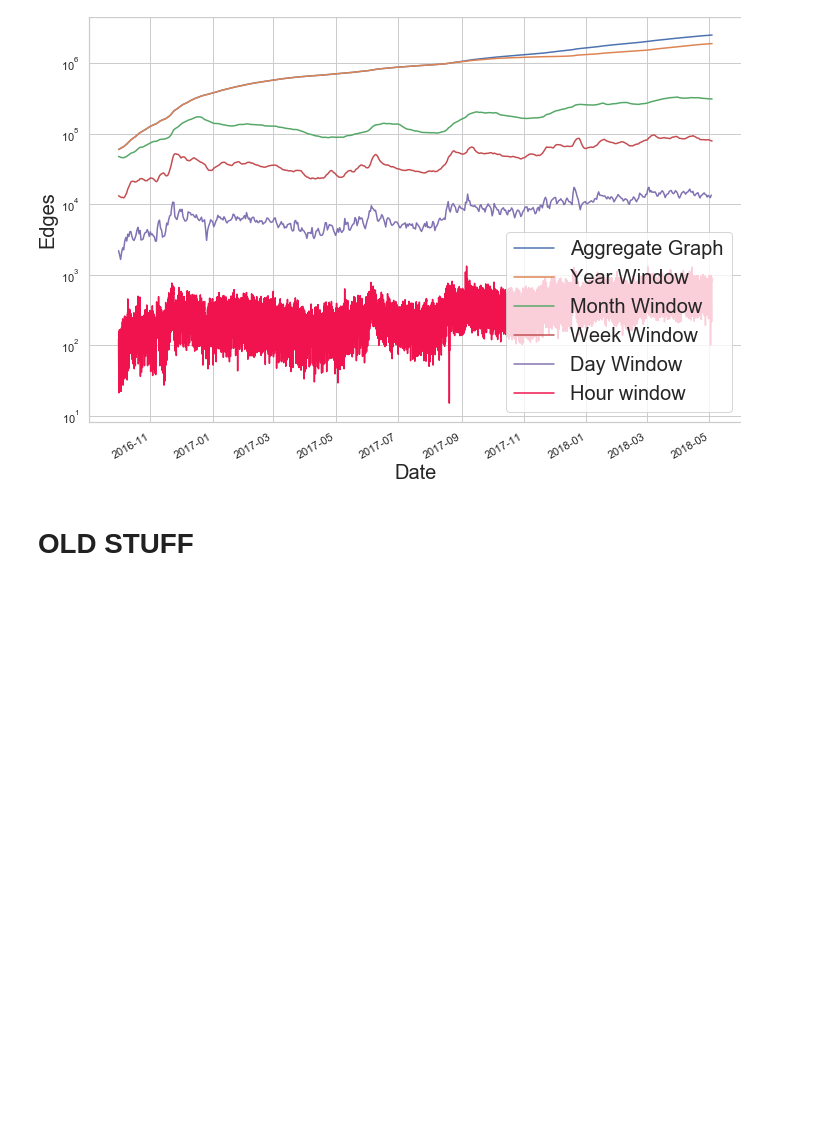
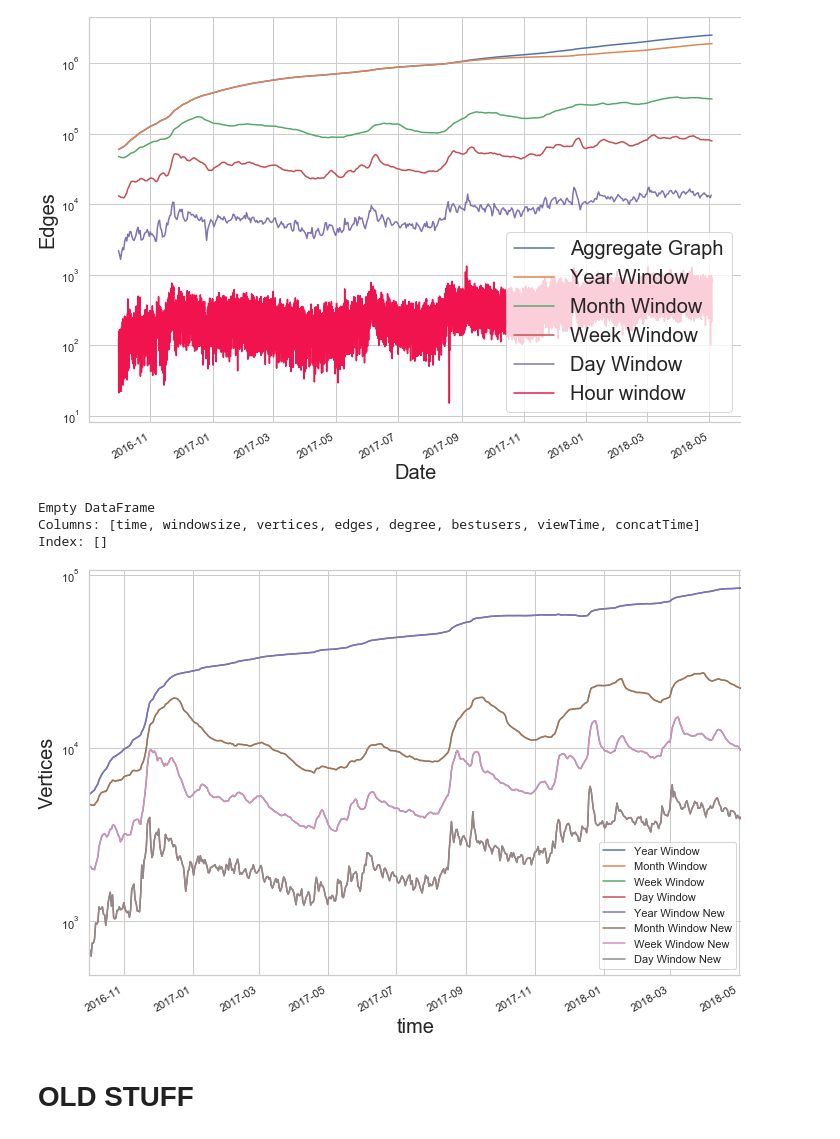
Before and after one commit to miratepuffin/Raphtory-Plots, a Jupyter notebook: Gab Plots.ipynb, the cells around one changed output. Saved outputs shown, nothing was run; the diff lists cells and outputs as text; code cells hidden in the pictures; blank space fills up the shorter version.

Commit message:
COmpleted check to see if edge map removal successful

```diff
--- a/Gab Plots.ipynb
+++ b/Gab Plots.ipynb
@@ -591,6 +574,70 @@ fullPlot('edges', 'Total Number of Edges', 'Date', 'Edges', 'log','2016-09-30 23
 # %% [output]
 [figure]
 [figure]
+# %%
+def fullPlot(toPlot,title,x,y,scale,start,end):
+    windows = [31536000000,2592000000,604800000, 86400000]
+    labels = ['Year Window','Month Window','Week Window','Day Window']
+    labels2 = ['Year Window New','Month Window New','Week Window New','Day Window New']
+
+    a4_dims = (11.7, 8.27)
+    fig, ax = plt.subplots(figsize=a4_dims)
+    #plt.title(title,fontsize=30)
+    plt.xlabel(x,fontsize=20)
+    plt.ylabel(y,fontsize=20)
+    ax.set_yscale(scale)
+
+    old = 0
+    new = 0
+
+    with open('degree/degreewindows.json') as json_file:
+        cc1 = json.load(json_file)
+        cc1= pd.DataFrame(cc1['views'])
+        cc1['time'] = pd.to_datetime(cc1['time'],unit='ms')
+        cc1['index'] = pd.to_datetime(cc1['time'],unit='ms')
+        cc1.set_index('index', inplace=True)
+        cc1=cc1[start:end]
+        old = cc1
+        index = 0
+        for i in windows:
+            y = cc1[cc1['windowsize'] == i]
+            #y = y[y[toPlot] != 0]
+            y.plot(x='time', y=toPlot,ax=ax, label=labels[index])
+            index +=1
+
+    with open('degree/degreewindows.json') as json_file:
+        cc1 = json.load(json_file)
+        cc1= pd.DataFrame(cc1['views'])
+        cc1['time'] = pd.to_datetime(cc1['time'],unit='ms')
+        cc1['index'] = pd.to_datetime(cc1['time'],unit='ms')
+        cc1.set_index('index', inplace=True)
+        cc1=cc1[start:end]
+        index = 0
+        new = cc1
+        for i in windows:
+            y = cc1[cc1['windowsize'] == i]
+            #y = y[y[toPlot] != 0]
+            y.plot(x='time', y=toPlot,ax=ax, label=labels2[index])
+            index +=1
+    y = old[old['edges']!=new['edges']]
+    print(y)
+    #plt.axvline('2016-11-09',linestyle='')
+    #plt.axvline('2017-08-11')
+    #plt.axvline('2017-08-13')
+    #plt.legend(fontsize=20, loc='lower right')
+    #plt.xlabel('Date',fontsize=20)
+    #plt.savefig('graphs/'+toPlot+'.png')
+    #plt.show()
+
+#x['mean'] = x[toPlot].rolling(window=24,center=False).mean()
+#[0,4,8,12,16,20,24]
+#'2016-07-01': '2018-05-03'
+fullPlot('vertices','Total Number of Vertices','Date','Vertices','log','2016-09-30 23:00:00','2018-10-30')
+# %% [output]
+Empty DataFrame
+Columns: [time, windowsize, vertices, edges, degree, bestusers, viewTime, concatTime]
+Index: []
+[figure, added]
 # %% [markdown]
 # OLD STUFF
 # %%
```
Also changed, not shown: parts of 3 cells of this notebook, 2 other files.
